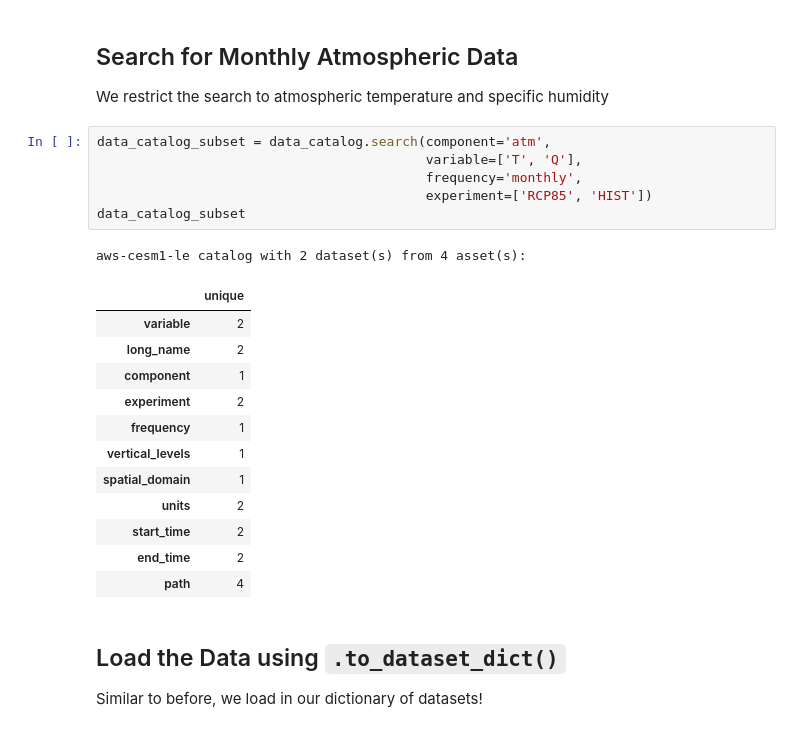
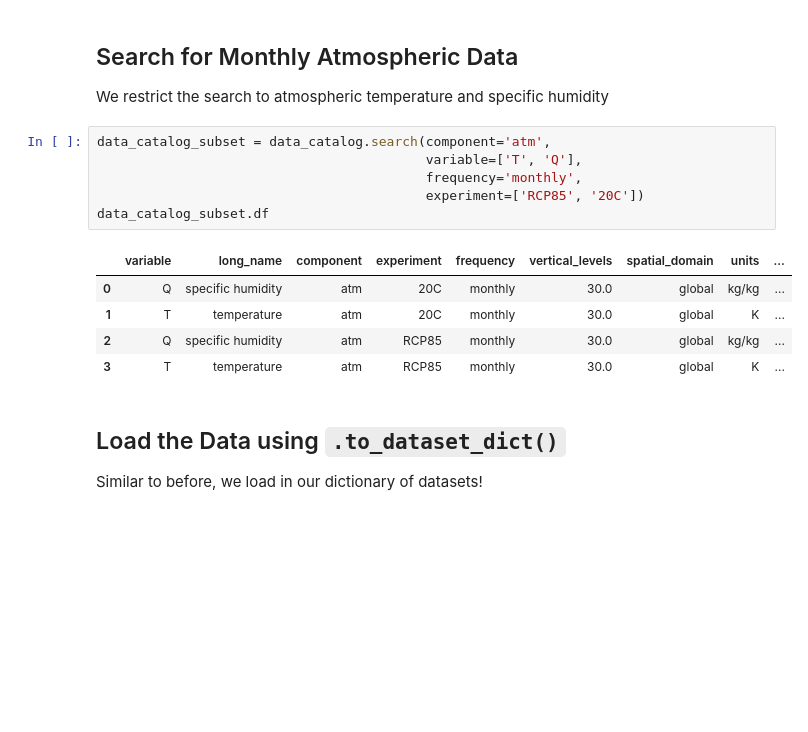
Before and after one commit to ProjectPythiaTutorials/intake-esm-tutorial_2021_12_08, a Jupyter notebook: tutorial/intake-esm-01.ipynb, the cells around one changed output. Drawn from its saved outputs; the diff is of its cells as text; blank space fills up the shorter version.

```diff
--- a/tutorial/intake-esm-01.ipynb
+++ b/tutorial/intake-esm-01.ipynb
@@ -587,23 +613,15 @@ We restrict the search to atmospheric temperature and specific humidity
 # %%
 data_catalog_subset = data_catalog.search(component='atm',
                                           variable=['T', 'Q'],
                                           frequency='monthly',
-                                          experiment=['RCP85', 'HIST'])
-data_catalog_subset
+                                          experiment=['RCP85', '20C'])
+data_catalog_subset.df
 # %% [output]
-aws-cesm1-le catalog with 2 dataset(s) from 4 asset(s):
-|  | unique |
-| variable | 2 |
-| long_name | 2 |
-| component | 1 |
-| experiment | 2 |
-| frequency | 1 |
-| vertical_levels | 1 |
-| spatial_domain | 1 |
-| units | 2 |
-| start_time | 2 |
-| end_time | 2 |
-| path | 4 |
+|  | variable | long_name | component | experiment | frequency | vertical_levels | spatial_domain | units | ... |
+| 0 | Q | specific humidity | atm | 20C | monthly | 30.0 | global | kg/kg | ... |
+| 1 | T | temperature | atm | 20C | monthly | 30.0 | global | K | ... |
+| 2 | Q | specific humidity | atm | RCP85 | monthly | 30.0 | global | kg/kg | ... |
+| 3 | T | temperature | atm | RCP85 | monthly | 30.0 | global | K | ... |
 # %% [markdown]
 ## Load the Data using `.to_dataset_dict()`
 Similar to before, we load in our dictionary of datasets!
```
Also changed, not shown: parts of 19 cells of this notebook.
